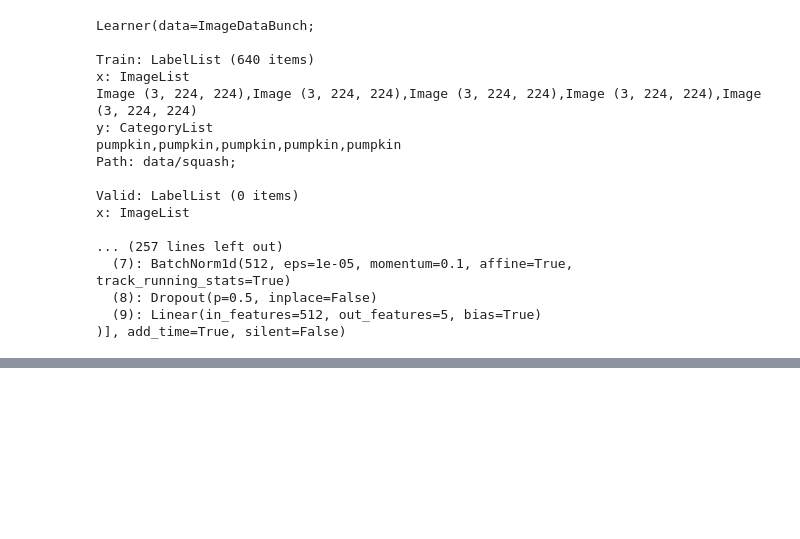
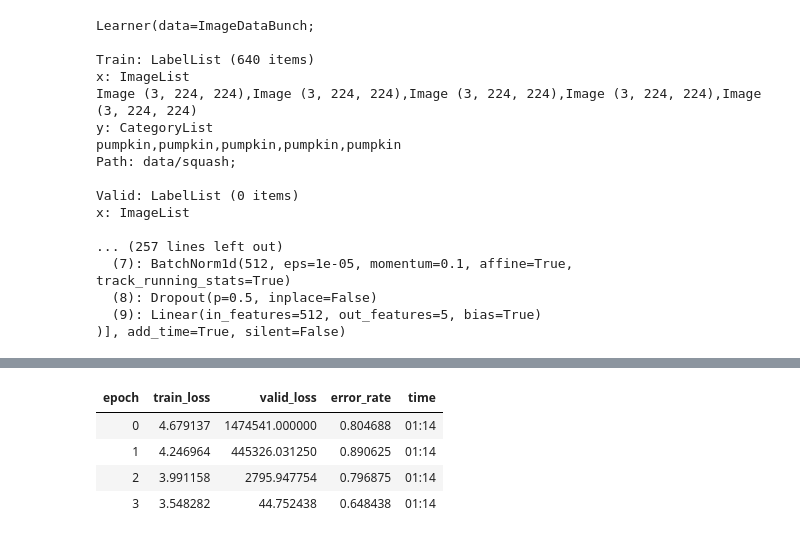
Before and after one commit to wcneill/fastai-homework, a Jupyter notebook: lesson2.ipynb, the cells around one changed output, grey strips where cells are left out. Saved outputs shown, nothing was run; the diff lists cells and outputs as text; code cells hidden in the pictures; blank space fills up the shorter version.

```diff
--- a/lesson2.ipynb
+++ b/lesson2.ipynb
@@ -215,0 +202,8 @@ x: ImageList
+# %%
+learner.fit_one_cycle(4, max_lr=slice(1e-3, 1e-1))
+# %% [output]
+| epoch | train_loss | valid_loss | error_rate | time |
+| 0 | 4.679137 | 1474541.000000 | 0.804688 | 01:14 |
+| 1 | 4.246964 | 445326.031250 | 0.890625 | 01:14 |
+| 2 | 3.991158 | 2795.947754 | 0.796875 | 01:14 |
+| 3 | 3.548282 | 44.752438 | 0.648438 | 01:14 |
```
Also changed, not shown: parts of 20 cells of this notebook.
